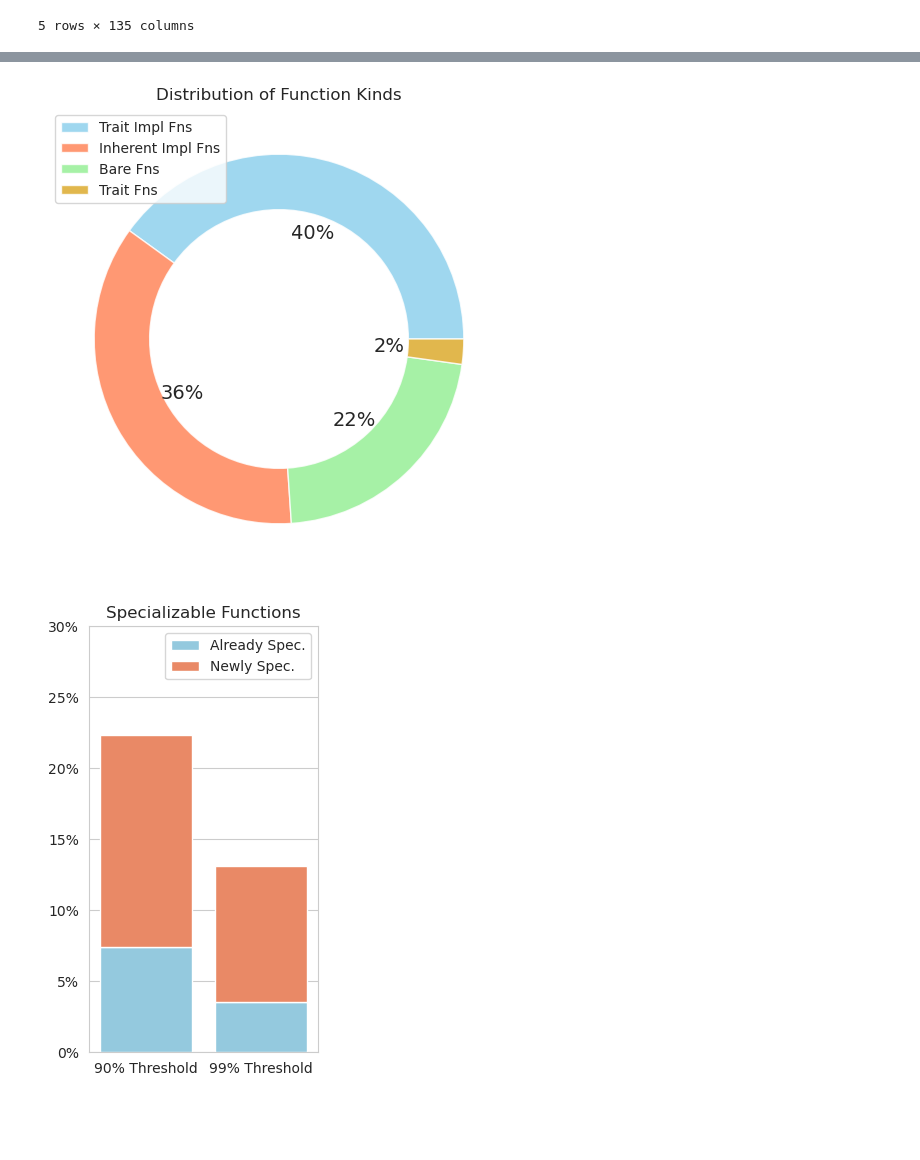
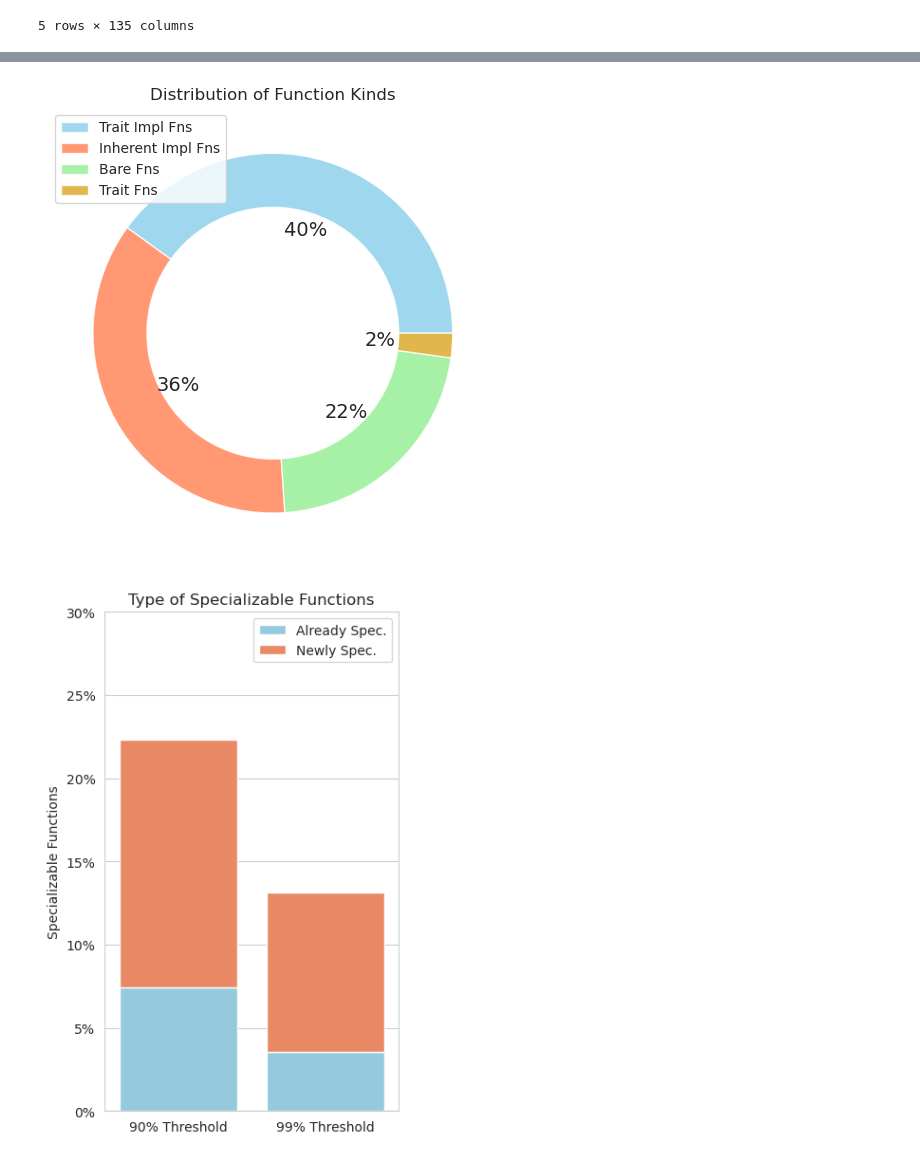
Before and after one commit to Ceratosenzaf/thesis, a Jupyter notebook: code/analysis/analysis.ipynb, the cells around one changed output, grey strips where cells are left out. Cells and saved outputs as stored; diff of their text form; code cells hidden in the pictures; blank space fills up the shorter version.

```diff
--- a/code/analysis/analysis.ipynb
+++ b/code/analysis/analysis.ipynb
@@ -120,7 +122,7 @@ perc = [
     (df_90['total_trait_fns'] / df_90['total_fns']).mean(),
 ]
 
-plt.figure(figsize=(6, 6))
+plt.figure(figsize=(5, 5))
 plt.pie(
     perc,
     autopct='%1.0f%%',
@@ -130,9 +132,10 @@ plt.pie(
 )
 plt.title('Distribution of Function Kinds')
 plt.legend(['Trait Impl Fns', 'Inherent Impl Fns', 'Bare Fns', 'Trait Fns'], loc='upper left')
-plt.show()
+plt.tight_layout()
+plt.savefig('functions_kind_pie.png')
 # %% [output]
-[figure, old version]
+[figure, new version]
 # %%
 avg_already_spec_90 = (df_90['all_fn_already_specializable_fns'] / total_fns).mean()
 avg_newly_spec_90 = (df_90['all_fn_newly_specializable_fns'] / total_fns).mean()
@@ -140,29 +143,30 @@ avg_already_spec_99 = (df_99['all_fn_already_specializable_fns'] / total_fns).me
 avg_newly_spec_99 = (df_99['all_fn_newly_specializable_fns'] / total_fns).mean()
 # %%
 x_position = [0, 1]
-plt.figure(figsize=(3, 5))
+plt.figure(figsize=(4, 6))
 
 sns.barplot(
     x=x_position,
     y=[avg_already_spec_90, avg_already_spec_99],
     label='Already Spec.',
     color='skyblue'
 )
 sns.barplot(
     x=x_position,
     y=[avg_newly_spec_90, avg_newly_spec_99],
     label='Newly Spec.',
     color='coral',
     bottom=[avg_already_spec_90, avg_already_spec_99]
 )
 
-plt.title('Specializable Functions')
+plt.title('Type of Specializable Functions')
 plt.ylim(0, 0.3)
 plt.gca().yaxis.set_major_formatter(plt.FuncFormatter(lambda y, _: '{:.0%}'.format(y)))
 plt.xticks(x_position, ['90% Threshold', '99% Threshold'])
+plt.ylabel('Specializable Functions')
 plt.legend()
 
 plt.tight_layout()
-plt.show()
+plt.savefig('specializable_functions_bar_chart.png')
 # %% [output]
-[figure, old version]
+[figure, new version]
```
Also changed, not shown: parts of 4 cells of this notebook, 8 other files.
